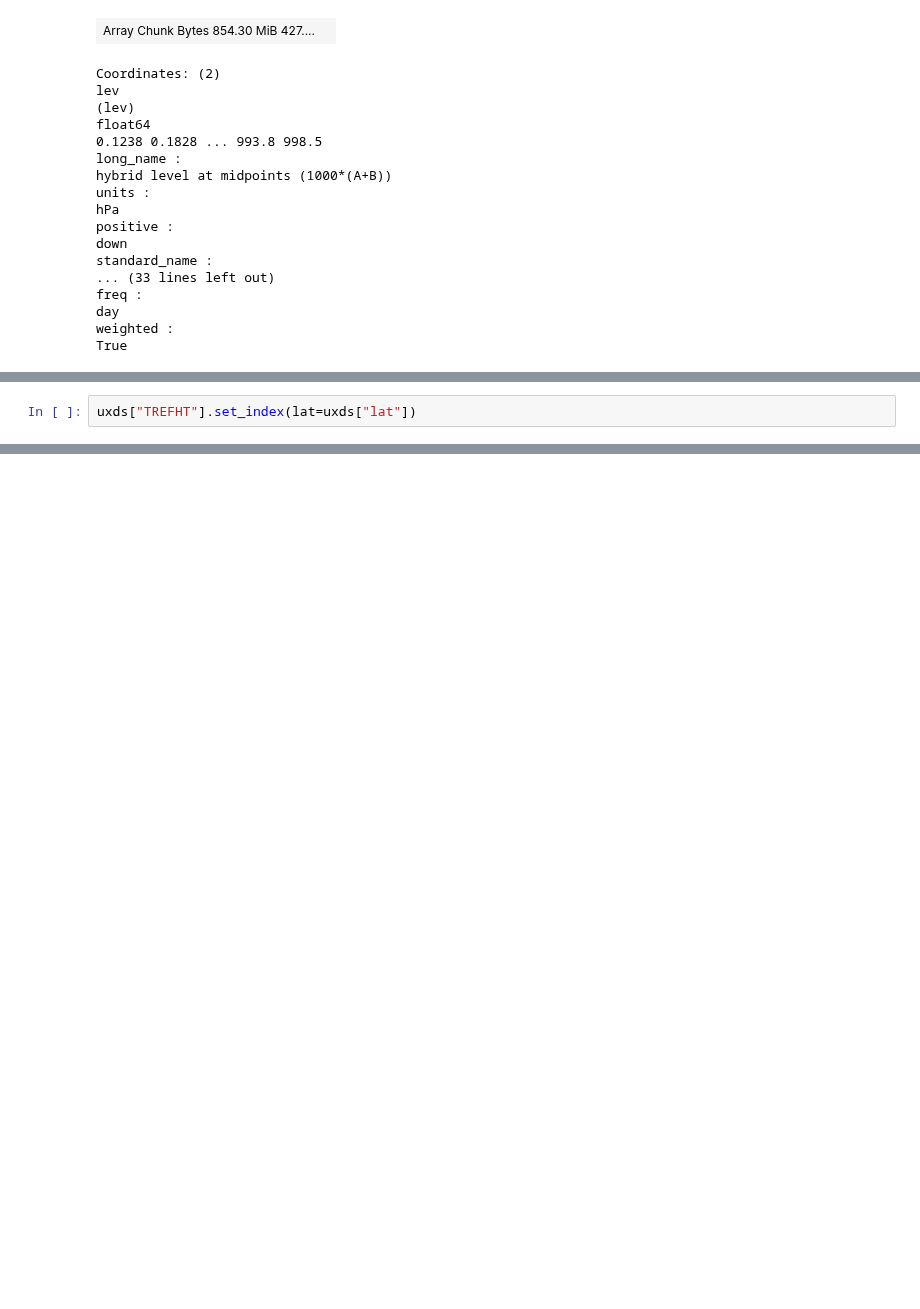
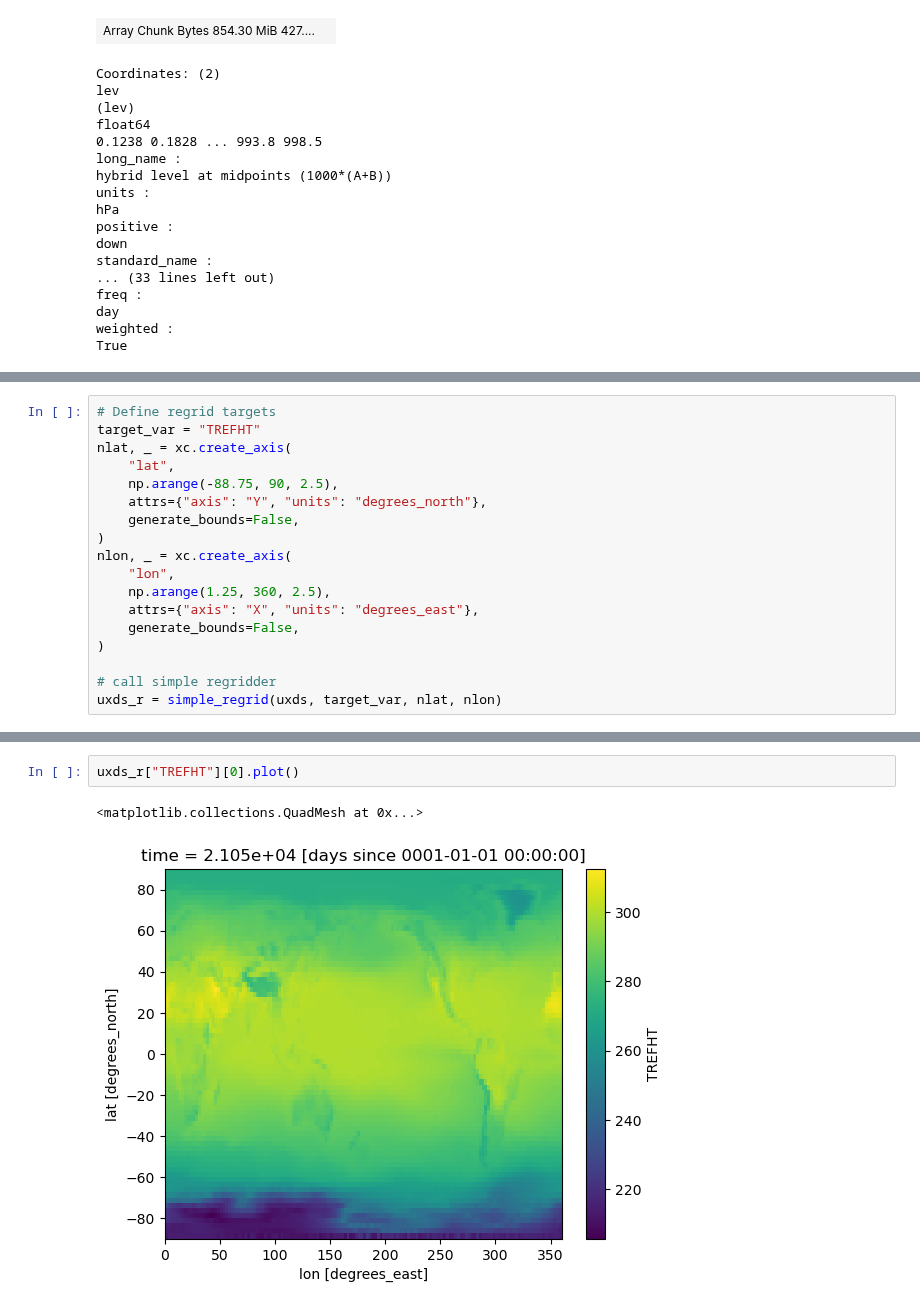
Before and after one commit to xCDAT/xcdat-validation, a Jupyter notebook: demos/2024-e3sm-workshop/practicum_notebook.ipynb, the cells around one changed output, grey strips where cells are left out. Cells and saved outputs as stored; diff of their text form; blank space fills up the shorter version.

```diff
--- a/demos/2024-e3sm-workshop/practicum_notebook.ipynb
+++ b/demos/2024-e3sm-workshop/practicum_notebook.ipynb
@@ -304,2 +314,0 @@ ValueError: All arrays must be of the same length
-# %%
-uxds["TREFHT"].set_index(lat=uxds["lat"])
@@ -307,0 +423,18 @@ TypeError: unhashable type: 'UxDataArray'
+# %%
+# Define regrid targets
+target_var = "TREFHT"
+nlat, _ = xc.create_axis(
+    "lat",
+    np.arange(-88.75, 90, 2.5),
+    attrs={"axis": "Y", "units": "degrees_north"},
+    generate_bounds=False,
+)
+nlon, _ = xc.create_axis(
+    "lon",
+    np.arange(1.25, 360, 2.5),
+    attrs={"axis": "X", "units": "degrees_east"},
+    generate_bounds=False,
+)
+
+# call simple regridder
+uxds_r = simple_regrid(uxds, target_var, nlat, nlon)
@@ -307,0 +487,5 @@ TypeError: unhashable type: 'UxDataArray'
+# %%
+uxds_r["TREFHT"][0].plot()
+# %% [output]
+<matplotlib.collections.QuadMesh at 0x...>
+[figure, added]
```
Also changed, not shown: parts of 30 cells of this notebook.
